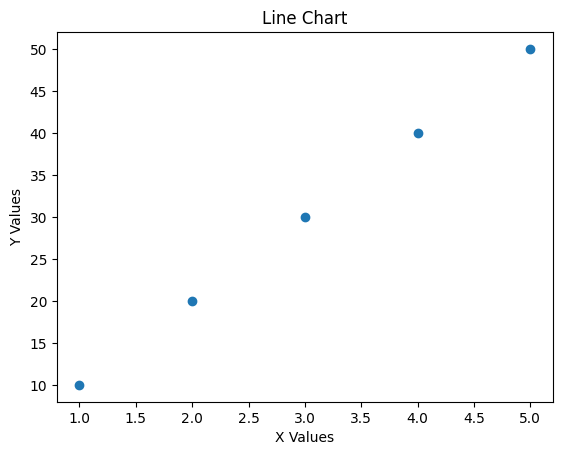
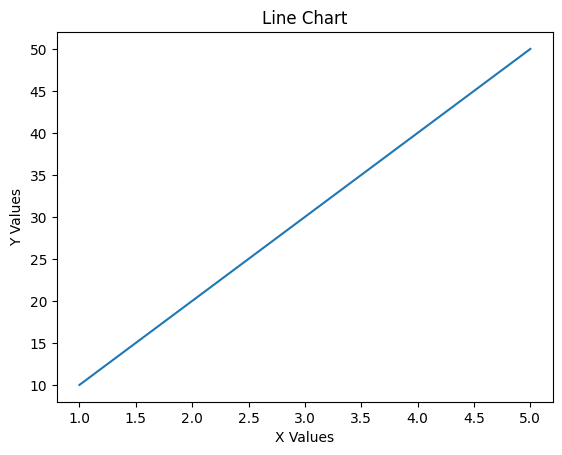
Unified diff of the notebook cell whose output changed from the first chart to the second:
--- before
+++ after
@@ -3,5 +3,5 @@
 y=[10,20,30,40,50]
 
-plt.plot(x,y,"o")
+plt.plot(x,y)
 plt.title("Line Chart")
 plt.xlabel("X Values")

Commit: Day1Matplotlib